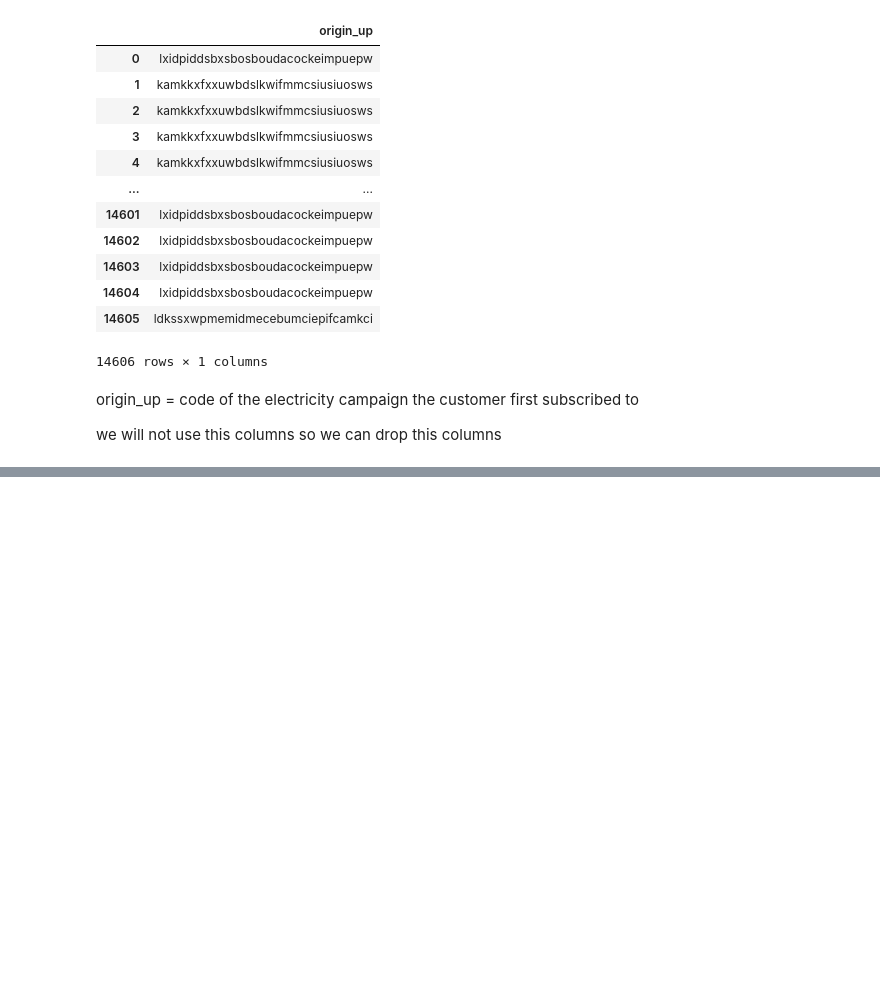
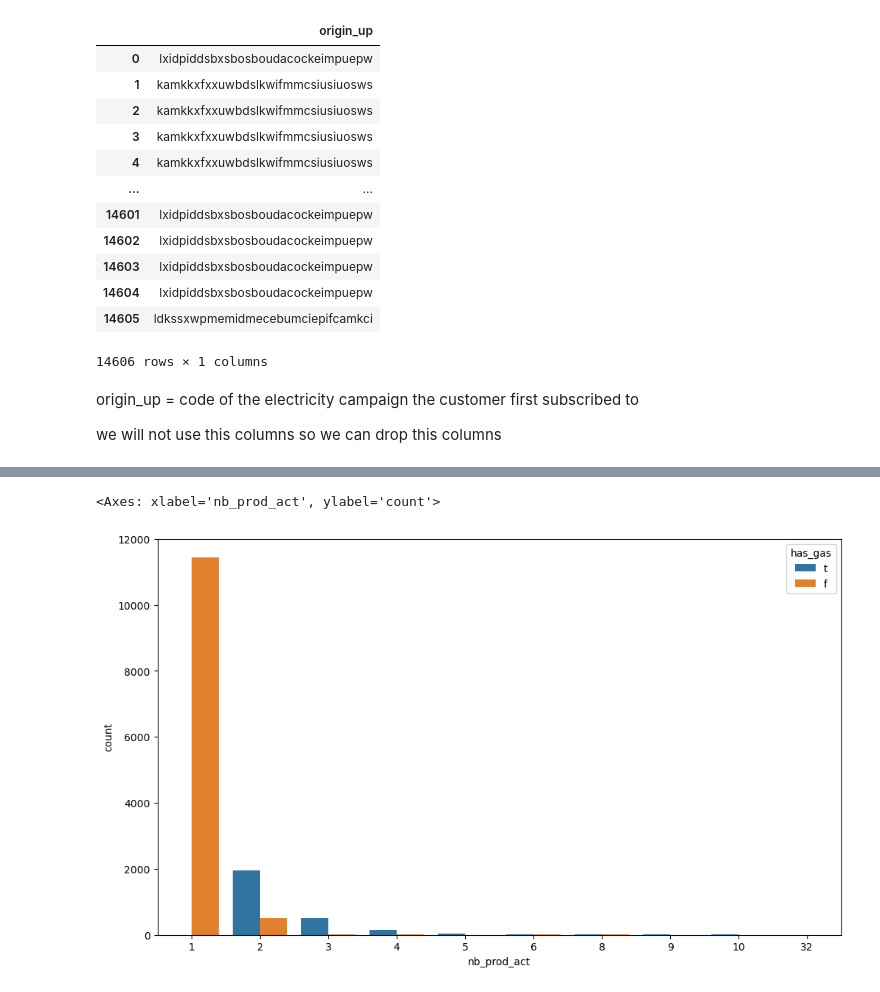
Before and after one commit to AshikurIST/BCG-X--internship, a Jupyter notebook: BCG_X internship.ipynb, the cells around one changed output, grey strips where cells are left out. Saved outputs shown, nothing was run; the diff lists cells and outputs as text; code cells hidden in the pictures; blank space fills up the shorter version.

```diff
--- a/BCG_X internship.ipynb
+++ b/BCG_X internship.ipynb
@@ -132,0 +279,6 @@ we will not use this columns so we can drop this columns
+# %%
+plt.figure(figsize=(12,7))
+sns.countplot(x='nb_prod_act',data=cl_data,hue='has_gas')
+# %% [output]
+<Axes: xlabel='nb_prod_act', ylabel='count'>
+[figure, added]
```
Also changed, not shown: parts of 29 cells of this notebook.
